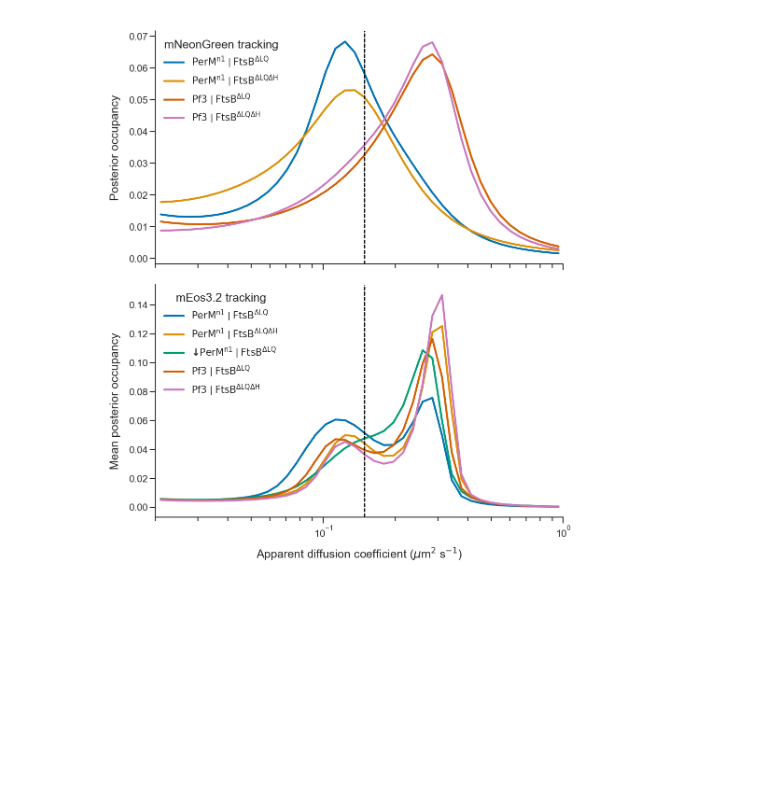
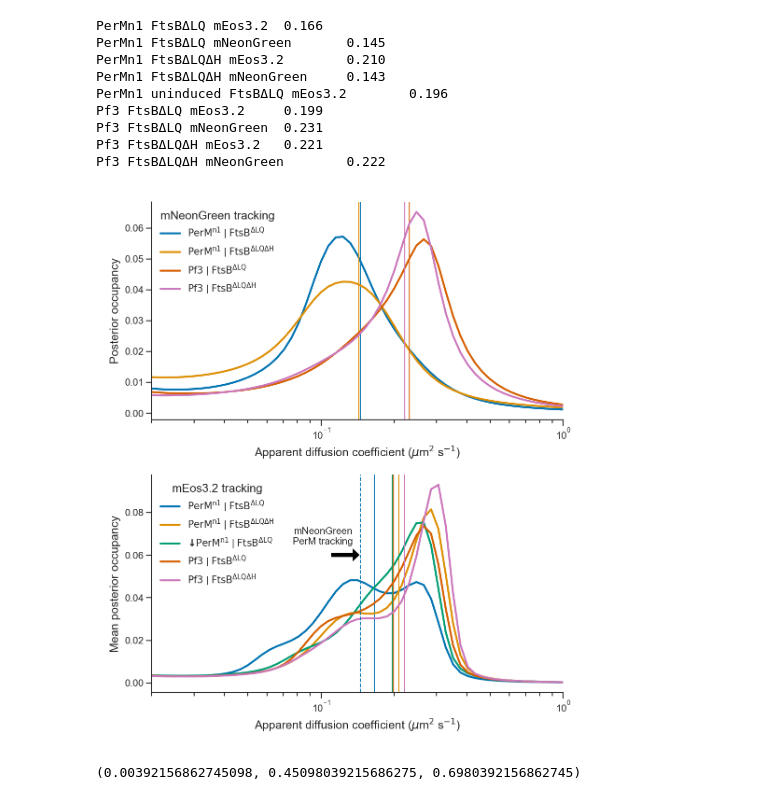
Before and after one commit to smmlab/mtb-perm-ftsb, a Jupyter notebook: notebooks/figure_4_single_molecule_tracking.ipynb, the cells around one changed output. Cells and saved outputs as stored; diff of their text form; code cells hidden in the pictures; blank space fills up the shorter version.

```diff
--- a/notebooks/figure_4_single_molecule_tracking.ipynb
+++ b/notebooks/figure_4_single_molecule_tracking.ipynb
@@ -126,16 +106,3 @@ with open(file_name, "wb") as file:
                  marginal_posterior_occs,
                  posterior_occs,
                  posterior_names], file)
-# %%
-# Calculate statistics to report in paper
-xlim = [0.02, 1.0]
-diff_coefs=SAD.likelihood.diff_coefs
-use_coefs = (xlim[0]<=diff_coefs)&(diff_coefs<=xlim[1])
-plt_coefs = diff_coefs[use_coefs]
-
-# Table with mean diffusion coefficient for each replicate and for aggregate
-
-# is mean calculated correctly? bins are log spaced... compared the difference...
-log_coefs = np.log(plt_coefs)
-sample_data = sample_data[use_coefs]
-mean_log_coef = np.sum(log_coefs*sample_data)
@@ -170,7 +135,8 @@ sns.set_theme(style='ticks',
                   'axes.titlesize':6,
                   'axes.labelsize':6,
                   'legend.fontsize':5,
-                  'legend.title_fontsize':6})
+                  'legend.title_fontsize':6,
+                  'axes.labelpad':2})
 
 xlim = [0.02, 1.0]
 ylim = [0,0.11]
@@ -224,7 +190,7 @@ for n in use_n:
         else:
             plt.plot(plt_coefs,sample_data,c=c,label=label,linewidth=1)
 
-        plt.axvline(np.sum(plt_coefs*sample_data),color=c,linestyle='--',linewidth=0.5)
+        plt.axvline(np.sum(plt_coefs*sample_data),color=c,linestyle='-',linewidth=0.5)
         plt.legend(frameon=False,title='mEos3.2 tracking')
 
         print(condition_names[n],plot_diff_coefs[sample_data.argmax()], np.sum(plot_diff_coefs*sample_data),sep='\t')
@@ -249,42 +215,69 @@ PerMn1 FtsBΔLQΔH mEos3.2        0.25950242113997374     0.20072965767446324
 # %%
 # Normalize and plot together Fig 4c
 
 from saspt import normalize_2d
+import pandas as pd, numpy as np, matplotlib.pyplot as plt, pickle, seaborn as sns
+from saspt import RBME, StateArrayDataset
 
 # exclude very close to zero to reduce noise and improve normalization
 use_occs = posterior_occs[:,use_coefs]
 use_occs = normalize_2d(use_occs, axis=1)
 mean_PerM_coef = np.sum(plt_coefs * use_occs[1,:])
 
-fig,ax = plt.subplots(2,1,sharex=True,sharey=False,figsize=(3.5,4))
+fig,ax = plt.subplots(2,1,sharex=False,sharey=False,figsize=(3.5,4))
 
 for c in range(use_occs.shape[0]):
 
     label = pretty_labels[' '.join(posterior_names[c].split(' ')[:-1])]
+    mean_coef = np.sum(plt_coefs*use_occs[c,:])
 
     if 'mNeonGreen' in posterior_names[c]:
         ax[0].plot(plt_coefs, use_occs[c,:], label=label,linewidth=1,c=color_dict[label])
-        ax[0].set(ylabel='mNeonGreen')
         ax[0].legend(frameon=False,title='mNeonGreen tracking')
+        ax[0].axvline(mean_coef,c=color_dict[label],ls='-',linewidth=0.5)
     else:
         ax[1].plot(plt_coefs, use_occs[c,:], label=label,linewidth=1,c=color_dict[label])
-        ax[1].set(ylabel='mEos3.2')
         ax[1].legend(frameon=False,title='mEos3.2 tracking')
+        ax[1].axvline(mean_coef,c=color_dict[label],ls='-',linewidth=0.5)
 
-    ax[0].axvline(mean_PerM_coef,c='k',linestyle='--',linewidth=0.5)
-    ax[1].axvline(mean_PerM_coef,c='k',linestyle='--',linewidth=0.5)
-    ax[0].set_ylabel('Posterior occupancy')
-    ax[1].set_ylabel('Mean posterior occupancy')
-    plt.xscale('log')
-    plt.xlim(xlim)
+    mean_coef = np.sum(plt_coefs*use_occs[c,:])
+    print(posterior_names[c],f'%0.3f'%mean_coef,sep='\t')
+
+ax[1].axvline(mean_PerM_coef,c=list(color_dict.values())[0],linestyle='--',linewidth=0.5)
+
+text_height = ax[1].get_ylim()[1] * 2./3
+ax[1].text(mean_PerM_coef-0.01,text_height,'mNeonGreen\nPerM tracking',horizontalalignment='right',size=5)
+arrow_width = 0.025
+ax[1].arrow(mean_PerM_coef-arrow_width-0.01,text_height-0.005,arrow_width,0,color='k', linewidth=0, width=0.002)
+ax[0].set_ylabel('Posterior occupancy')
+ax[1].set_ylabel('Mean posterior occupancy')
+
+for i in range(2):
+    # ax[i].axvline(mean_PerM_coef,c='k',linestyle='--',linewidth=0.5)
+    ax[i].set_xscale('log')
+    ax[i].set_xlim(xlim)
+    ax[i].set_xlabel(r'Apparent diffusion coefficient ($\mu$m$^{2}$ s$^{-1}$)')
 
 plt.xlabel(r'Apparent diffusion coefficient ($\mu$m$^{2}$ s$^{-1}$)')
 plt.tight_layout()
 plt.savefig(figure_prefix + 'mNeonGreen_mEos32_diffusion.png',dpi=300)
 plt.savefig(figure_prefix + 'mNeonGreen_mEos32_diffusion.svg',dpi=300)
 plt.show()
 # %% [output]
+PerMn1 FtsBΔLQ mEos3.2  0.166
+PerMn1 FtsBΔLQ mNeonGreen       0.145
+PerMn1 FtsBΔLQΔH mEos3.2        0.210
+PerMn1 FtsBΔLQΔH mNeonGreen     0.143
+PerMn1 uninduced FtsBΔLQ mEos3.2        0.196
+Pf3 FtsBΔLQ mEos3.2     0.199
+Pf3 FtsBΔLQ mNeonGreen  0.231
+Pf3 FtsBΔLQΔH mEos3.2   0.221
+Pf3 FtsBΔLQΔH mNeonGreen        0.222
-[figure, old version]
+[figure, new version]
+# %%
+list(color_dict.values())[0]
+# %% [output]
+(0.00392156862745098, 0.45098039215686275, 0.6980392156862745)
 # %%
 # Save several variables
 import pickle
```
Also changed, not shown: parts of 11 cells of this notebook, 23 other files.
